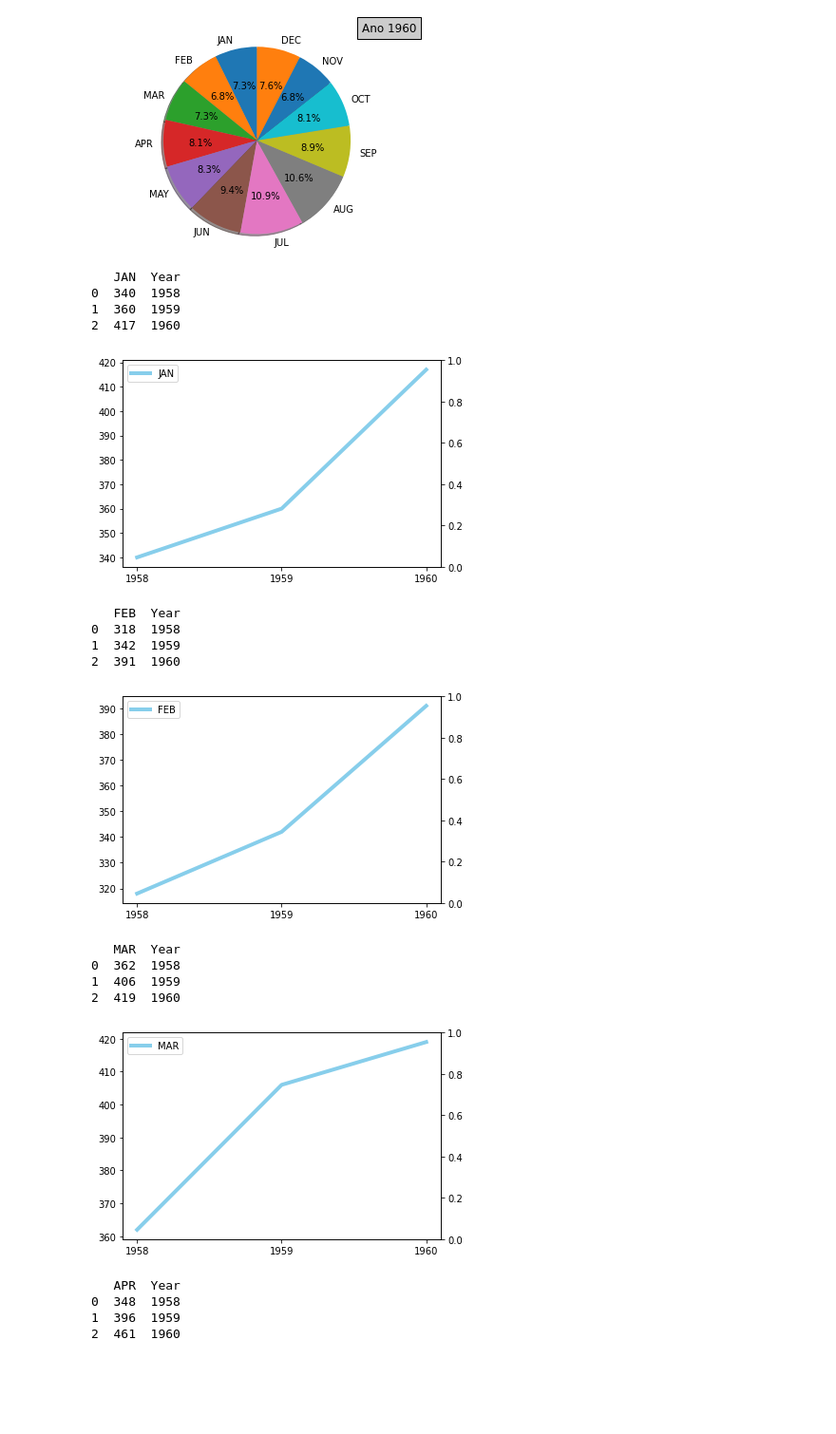
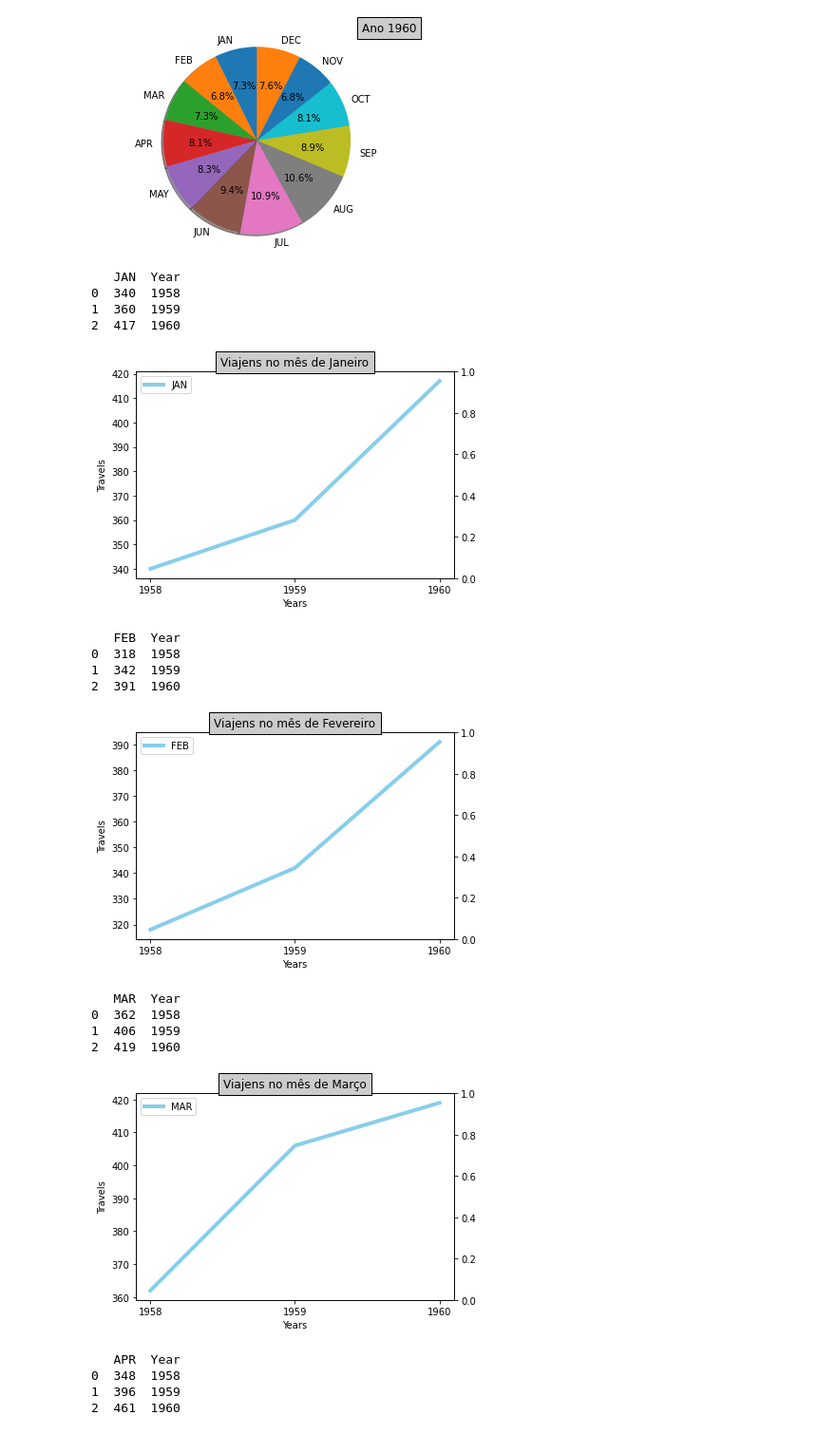
Before and after one commit to eajose/matplot-pos, a Jupyter notebook: notebooks/airtravel.ipynb, the cells around one changed output. Shown: that part at 95% size. Drawn from its saved outputs; the diff is of its cells as text; code cells hidden in the pictures; blank space fills up the shorter version.

```diff
--- a/notebooks/airtravel.ipynb
+++ b/notebooks/airtravel.ipynb
@@ -96,31 +97,48 @@ for counter, year in enumerate(legend, start=1):
 [figure]
 [figure]
 # %%
-# Cria gráfico de linha para todos os mêses
-
+# Cria gráfico de linha para todos os meses
+months = {
+    'JAN': "Janeiro",
+    'FEB': "Fevereiro",
+    'MAR': "Março",
+    'APR': "Abril",
+    'MAY': "Maio",
+    'JUN': "Junho",
+    'JUL': "Julho",
+    'AUG': "Agosto",
+    'SEP': "Setembro",
+    'OCT': "Outubro",
+    'NOV': "Novembro",
+    'DEC': "Dezembro"
+}
 for index, month in enumerate(labels):
     df=pd.DataFrame({month: y[index], 'Year': [str(l) for l in legend] })
     print(df)
     plt.plot('Year', f'{month}', data=df, markerfacecolor='blue', markersize=12, color='skyblue', linewidth=4)
     plt.legend()
+    plt.xlabel("Years")
+    plt.ylabel("Travels")
     plt.twinx() # Compartilha o eixo x
+    plt.title(f"Viajens no mês de {months[month]}", loc='center', bbox={'facecolor':'0.8', 'pad':5})
+
     plt.show()
 # %% [output]
    JAN  Year
 0  340  1958
 1  360  1959
 2  417  1960
-[figure, old version]
+[figure, new version]
    FEB  Year
 0  318  1958
 1  342  1959
 2  391  1960
-[figure, old version]
+[figure, new version]
    MAR  Year
 0  362  1958
 1  406  1959
 2  419  1960
-[figure, old version]
+[figure, new version]
    APR  Year
 0  348  1958
 1  396  1959
```
Also changed, not shown: parts of 3 cells of this notebook.
